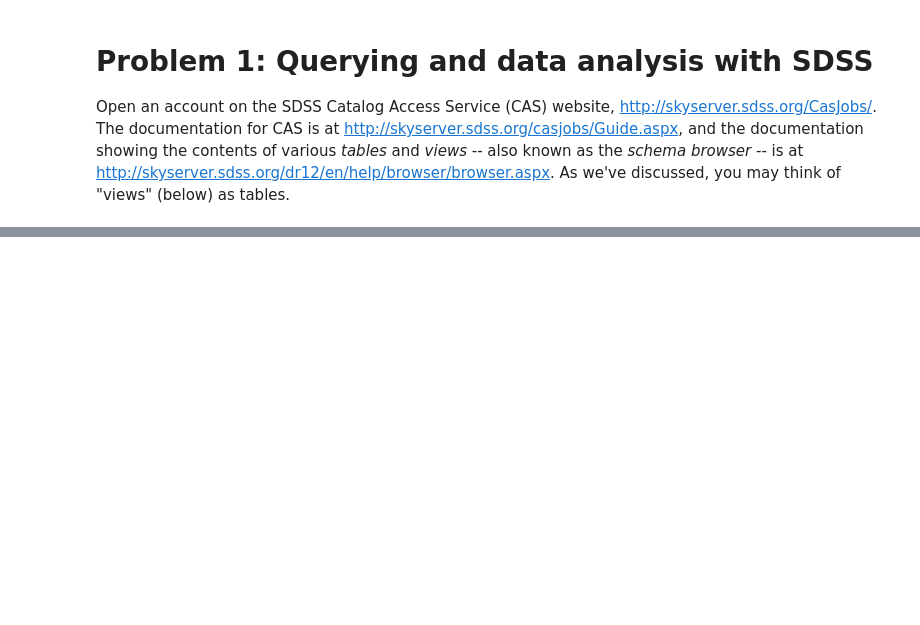
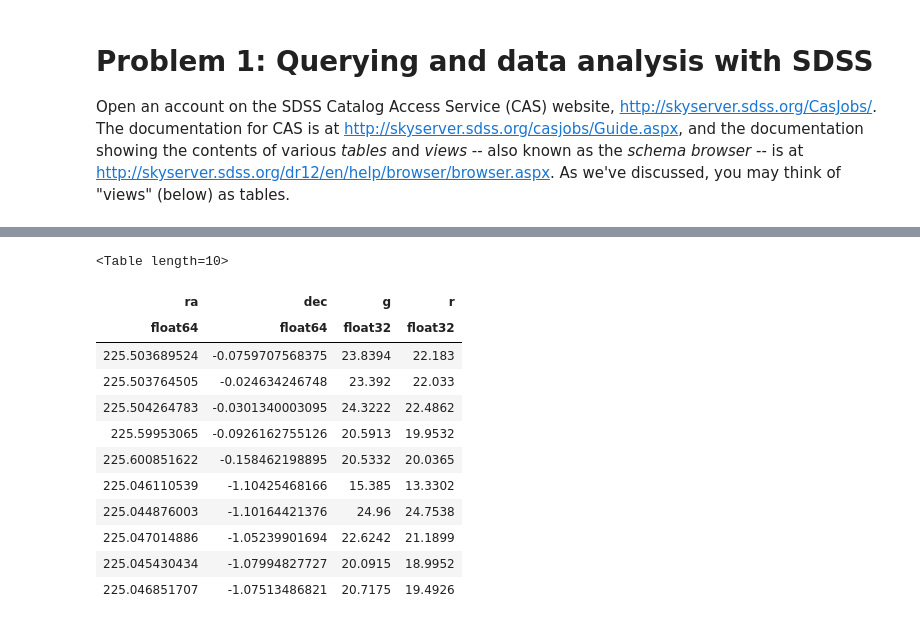
Before and after one commit to jlustigy/astr597b_wi16_hw, a Jupyter notebook: hw1/JacobLustigYaeger/hw1.ipynb, the cells around one changed output, grey strips where cells are left out. Cells and saved outputs as stored; diff of their text form; code cells hidden in the pictures; blank space fills up the shorter version.

```diff
--- a/hw1/JacobLustigYaeger/hw1.ipynb
+++ b/hw1/JacobLustigYaeger/hw1.ipynb
@@ -27,0 +93,17 @@ into
+# %%
+t = Table.read('../../../fits/hw1c_jlustigy.fit')
+t[:10]
+# %% [output]
+<Table length=10>
+| ra | dec | g | r |
+| float64 | float64 | float32 | float32 |
+| 225.503689524 | -0.0759707568375 | 23.8394 | 22.183 |
+| 225.503764505 | -0.024634246748 | 23.392 | 22.033 |
+| 225.504264783 | -0.0301340003095 | 24.3222 | 22.4862 |
+| 225.59953065 | -0.0926162755126 | 20.5913 | 19.9532 |
+| 225.600851622 | -0.158462198895 | 20.5332 | 20.0365 |
+| 225.046110539 | -1.10425468166 | 15.385 | 13.3302 |
+| 225.044876003 | -1.10164421376 | 24.96 | 24.7538 |
+| 225.047014886 | -1.05239901694 | 22.6242 | 21.1899 |
+| 225.045430434 | -1.07994827727 | 20.0915 | 18.9952 |
+| 225.046851707 | -1.07513486821 | 20.7175 | 19.4926 |
```
Also changed, not shown: parts of 46 cells of this notebook, 1 other file.
